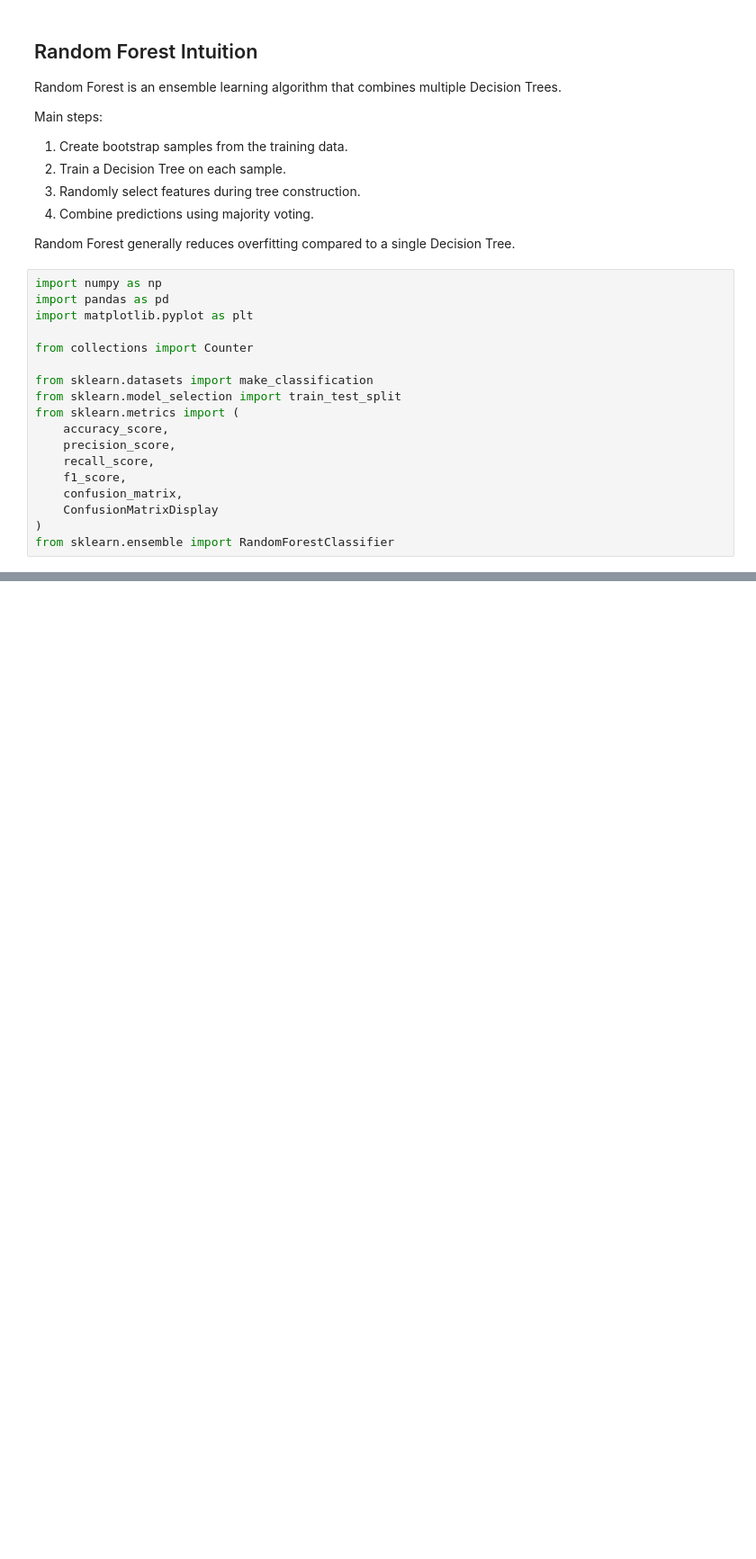
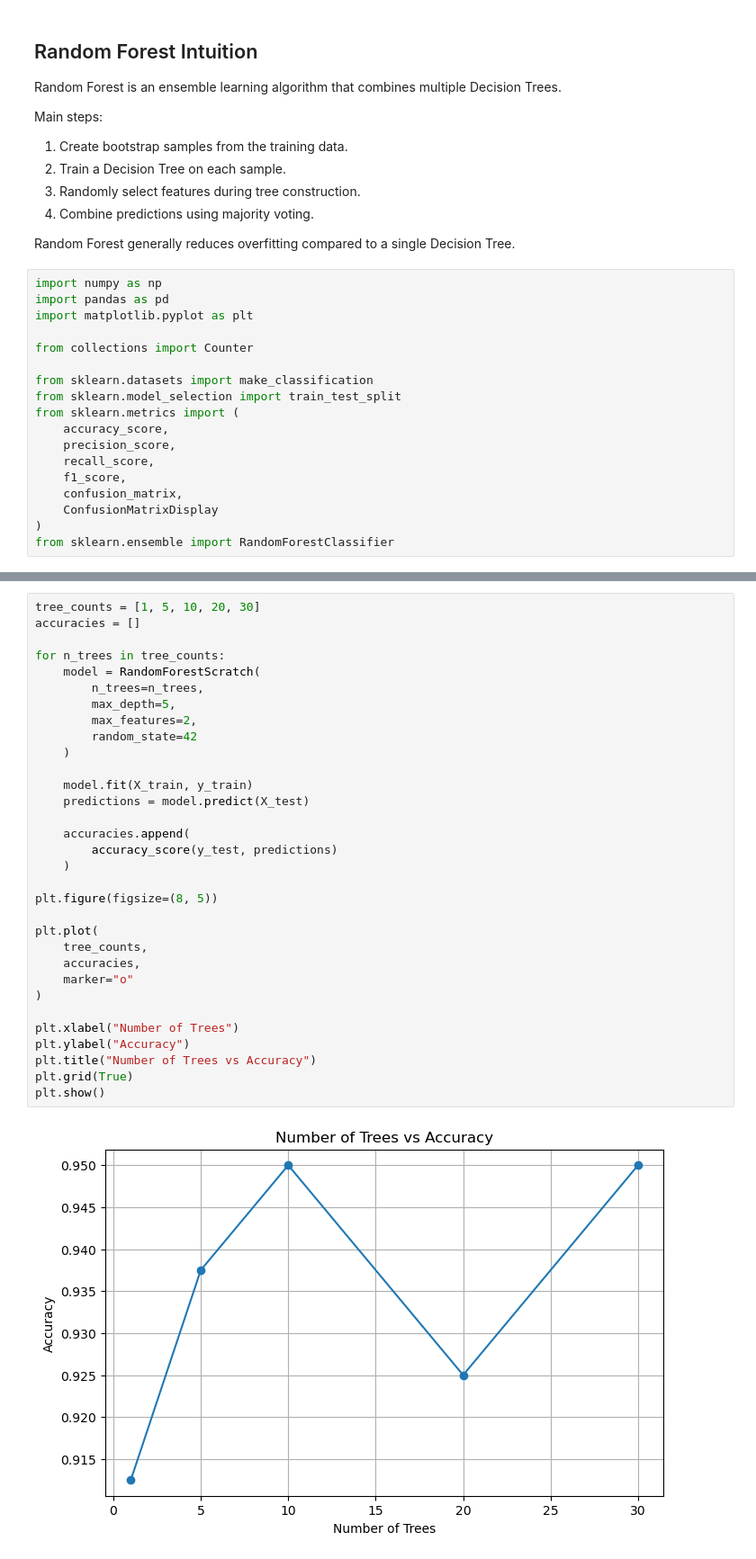
Before and after one commit to AHMAD-ALI5/machine-learning-from-scratch, a Jupyter notebook: machine-learning-from-scratch/Classification/random forest.ipynb, the cells around one changed output, grey strips where cells are left out. Shown at 90% size. Saved outputs shown, nothing was run; the diff lists cells and outputs as text; blank space fills up the shorter version.

```diff
--- a/machine-learning-from-scratch/Classification/random forest.ipynb
+++ b/machine-learning-from-scratch/Classification/random forest.ipynb
@@ -40,0 +309,34 @@ from sklearn.ensemble import RandomForestClassifier
+# %%
+tree_counts = [1, 5, 10, 20, 30]
+accuracies = []
+
+for n_trees in tree_counts:
+    model = RandomForestScratch(
+        n_trees=n_trees,
+        max_depth=5,
+        max_features=2,
+        random_state=42
+    )
+
+    model.fit(X_train, y_train)
+    predictions = model.predict(X_test)
+
+    accuracies.append(
+        accuracy_score(y_test, predictions)
+    )
+
+plt.figure(figsize=(8, 5))
+
+plt.plot(
+    tree_counts,
+    accuracies,
+    marker="o"
+)
+
+plt.xlabel("Number of Trees")
+plt.ylabel("Accuracy")
+plt.title("Number of Trees vs Accuracy")
+plt.grid(True)
+plt.show()
+# %% [output]
+[figure, added]
```
Also changed, not shown: parts of 8 cells of this notebook.
